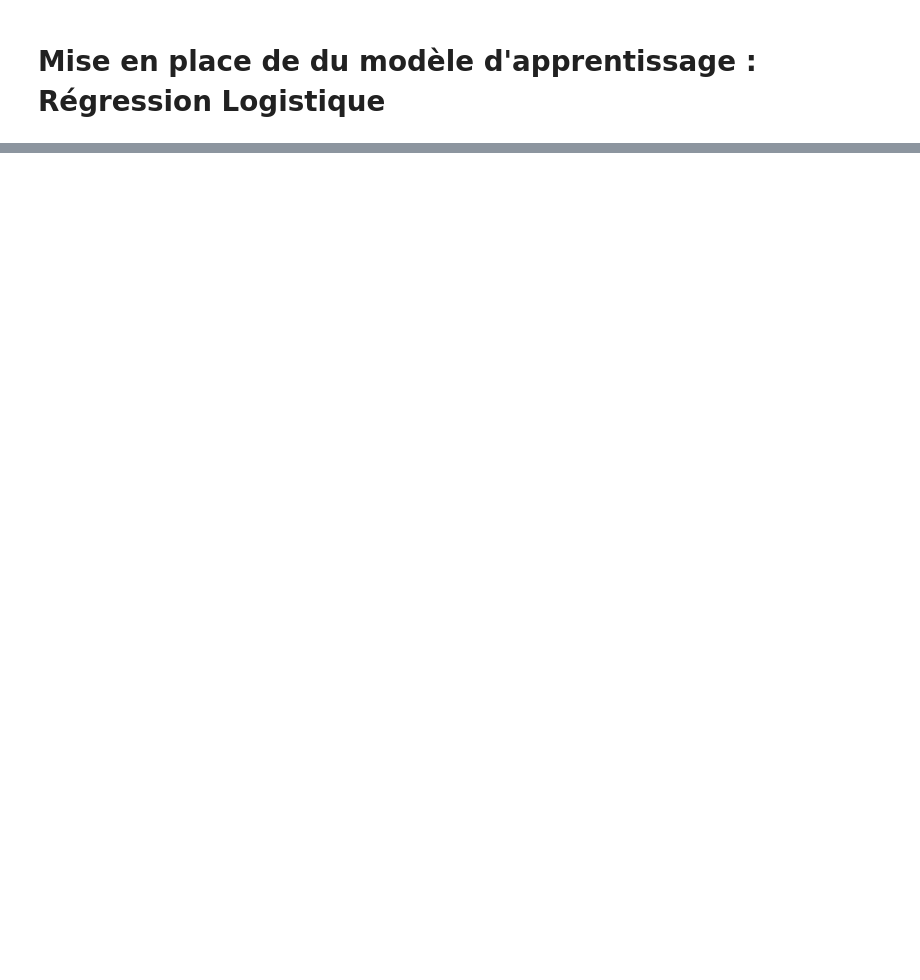
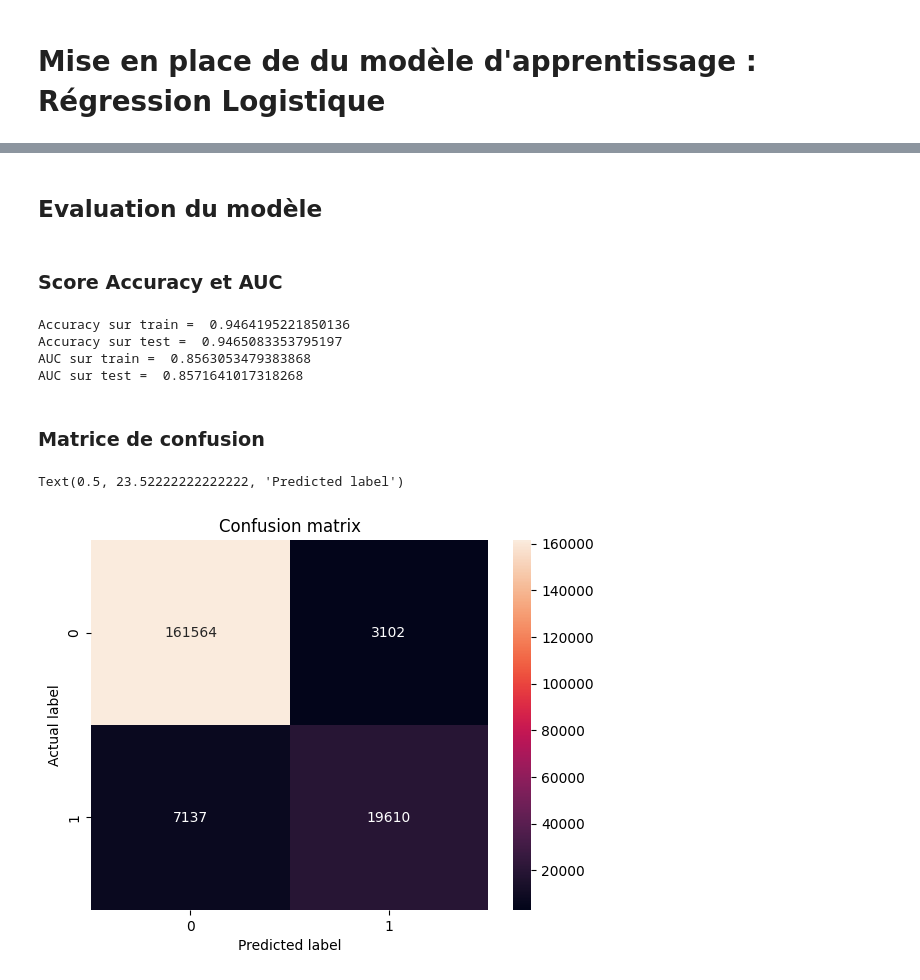
Before and after one commit to KhalilMazouz/ProjetMachineLearning, a Jupyter notebook: Projet_ML.ipynb, the cells around one changed output, grey strips where cells are left out. Drawn from its saved outputs; the diff is of its cells as text; code cells hidden in the pictures; blank space fills up the shorter version.

Commit message:
Ajout du modèle de regression logistique

```diff
--- a/Projet_ML.ipynb
+++ b/Projet_ML.ipynb
@@ -379,0 +400,2 @@ plt.show()
+# %%
+x=pd.DataFrame(pd.get_dummies(x))
@@ -379,0 +404,4 @@ plt.show()
+# %%
+X_train, X_test, y_train, y_test = train_test_split(
+    x, y, test_size=0.25, random_state=123
+)
@@ -379,0 +410,4 @@ plt.show()
+# %%
+scaler = StandardScaler()
+X_train= scaler.fit_transform(X_train) # transformez les données d'entraînement
+X_test= scaler.transform(X_test)
@@ -379,0 +416,45 @@ plt.show()
+# %%
+# Define parameters: these will need to be tuned to prevent overfitting and underfitting
+params = {
+    "penalty": "l2",  # Norm of the penalty: 'l1', 'l2', 'elasticnet', 'none'
+    "C": 1,  # Inverse of regularization strength, a positive float
+    "random_state": 123,
+}
+clf = LogisticRegression(**params)
+
+# Train the classifer on the train set
+clf = clf.fit(X_train, y_train)
+
+# Predict the outcomes on the test set
+y_pred = clf.predict(X_test)
+# %% [markdown]
+## Evaluation du modèle
+# %% [markdown]
+### Score Accuracy et AUC
+# %%
+
+##### Evalulation du modèle
+print('Accuracy sur train = ', clf.score(X_train, y_train))  # Accuracy sur train =  0.8393574297188755
+print('Accuracy sur test = ', clf.score(X_test, y_test))  # Accuracy sur test =  0.794392523364486
+###### AUC
+print('AUC sur train = ', roc_auc_score(y_train, clf.predict(X_train)))  # AUC sur train =  0.8151
+print('AUC sur test = ', roc_auc_score(y_test, clf.predict(X_test)))  # AUC sur test =  0.7821
+# %% [output]
+Accuracy sur train =  0.9464195221850136
+Accuracy sur test =  0.9465083353795197
+AUC sur train =  0.8563053479383868
+AUC sur test =  0.8571641017318268
+# %% [markdown]
+### Matrice de confusion
+# %%
+# Calculate confusion matrix
+cnf_matrix = confusion_matrix(y_test, y_pred)
+
+# Plot a labeled confusion matrix with Seaborn
+sns.heatmap(cnf_matrix, annot=True, fmt="g")
+plt.title("Confusion matrix")
+plt.ylabel("Actual label")
+plt.xlabel("Predicted label")
+# %% [output]
+Text(0.5, 23.52222222222222, 'Predicted label')
+[figure, added]
```
Also changed, not shown: parts of 18 cells of this notebook.
